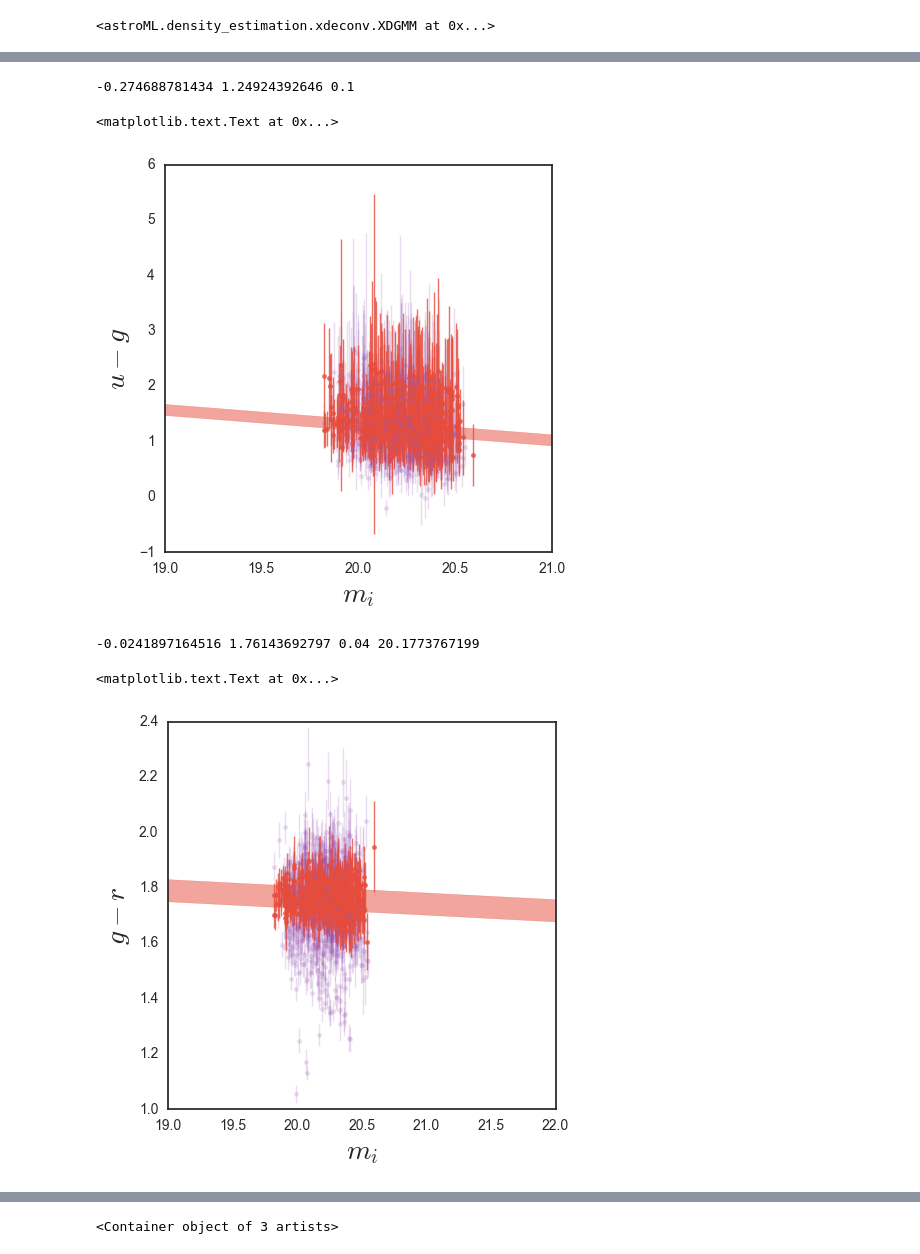
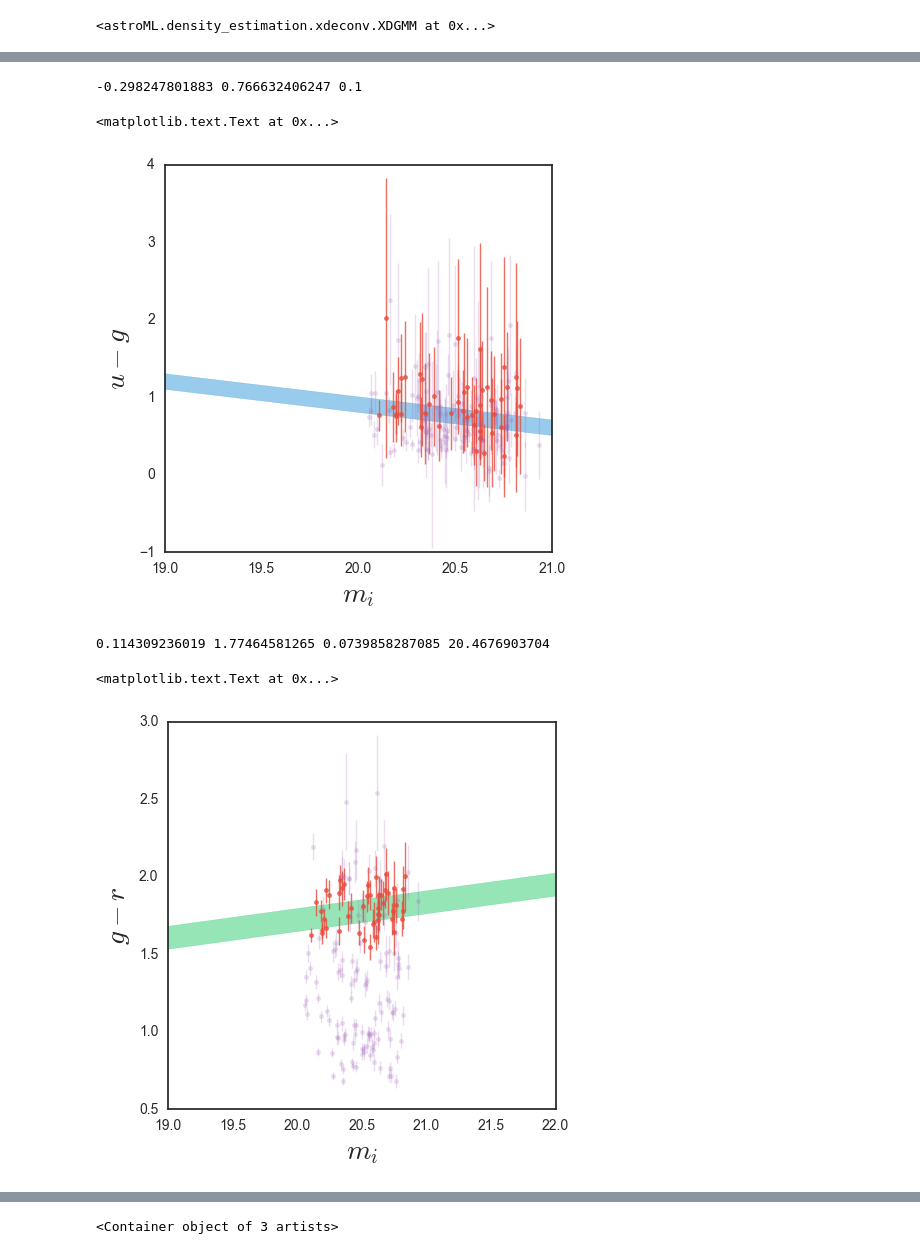
Before and after one commit to mjvakili/redsq, a Jupyter notebook: code/catalog_unifier.ipynb, the cells around one changed output, grey strips where cells are left out. Cells and saved outputs as stored; diff of their text form; code cells hidden in the pictures.

```diff
--- a/code/catalog_unifier.ipynb
+++ b/code/catalog_unifier.ipynb
@@ -194,7 +192,7 @@ dp = np.hstack([gama_reduction() , sdss_reduction()])
 #dp = np.hstack([gama_reduction() , sdss_reduction() , cosmos_reduction()])
 zdp = dp[11,:]
 # %%
-mask = (zdp>.68) & (zdp<.7)
+mask = (zdp>.75) & (zdp<.8)
 dpp = dp[:,mask]
 print dpp.shape
 # %% [output]
@@ -208,6 +206,8 @@ Y = np.vstack([dpp[3,:], dpp[10,:]]).T
 Yerr = np.zeros((Y.shape[0] , 2 , 2))
 Yerr[:,0,0] = dpp[7,:]
 Yerr[:,1,1] = (dpp[6,:]**2 + dpp[7,:]**2)**1
+Yerr[:,0,1] = -1.*dpp[7,:]**2
+Yerr[:,1,0] = -1.*dpp[7,:]**2
 # %%
 clf = XDGMM(2, n_iter=400)
 clf.fit(Y, Yerr)
@@ -498,34 +498,34 @@ plt.xlim([19,21])
 plt.xlabel(r"$m_i$" , fontsize = 20)
 plt.ylabel(r"$u-g$" , fontsize = 20)
 # %% [output]
--0.274688781434 1.24924392646 0.1
+-0.298247801883 0.766632406247 0.1
 <matplotlib.text.Text at 0x...>
-[figure, old version]
+[figure, new version]
 # %%
 result = op.minimize(nll, [0.0, mu_red[0,1], -1],
                      args=(mi_xd[pure_mask], Y_xd[pure_mask,1], Yerr_xd[pure_mask,1,1]**.5, mu_red[0,0]),
-                     method = 'TNC' , bounds = ((-0.1, 0.1), (0, 3) , (np.log(0.04), None)))
+                     method = 'TNC' , bounds = ((-0.2, 0.2), (0, 3) , (np.log(0.04), None)))
 
 m_ml, b_ml, lnf_ml = result["x"]
 print m_ml , b_ml , np.exp(lnf_ml) , mu_red[0,0]
 plt.figure(figsize=(5,5))
 mi = np.linspace(16,22,1000)
 
 plt.errorbar(mi_xd[~pure_mask], Y_xd[~pure_mask,1] , yerr= Yerr_xd[~pure_mask,1,1]**.5 ,
              fmt = '.' , capsize = 0, alpha =0.2 , elinewidth=1)
 
 plt.errorbar(mi_xd[pure_mask], Y_xd[pure_mask,1] , yerr= Yerr_xd[pure_mask,1,1]**.5 ,
              fmt = '.' , capsize = 0, alpha =0.8 , elinewidth=1)
 
 plt.fill_between(mi , m_ml*(mi-mu_red[0,0]) + b_ml - np.exp(lnf_ml)  ,
                  m_ml*(mi-mu_red[0,0]) + b_ml + np.exp(lnf_ml) , alpha = 0.5 , color = next(palette))
 plt.xlim([19,22])
 plt.xlabel(r"$m_i$" , fontsize = 20)
 plt.ylabel(r"$g-r$" , fontsize = 20)
 # %% [output]
--0.0241897164516 1.76143692797 0.04 20.1773767199
+0.114309236019 1.77464581265 0.0739858287085 20.4676903704
 <matplotlib.text.Text at 0x...>
-[figure, old version]
+[figure, new version]
 # %%
 
 result = op.minimize(nll, [0.0, mu_red[0,1], np.log(V_red[1,1]**.5)],
```
Also changed, not shown: parts of 23 cells of this notebook.
